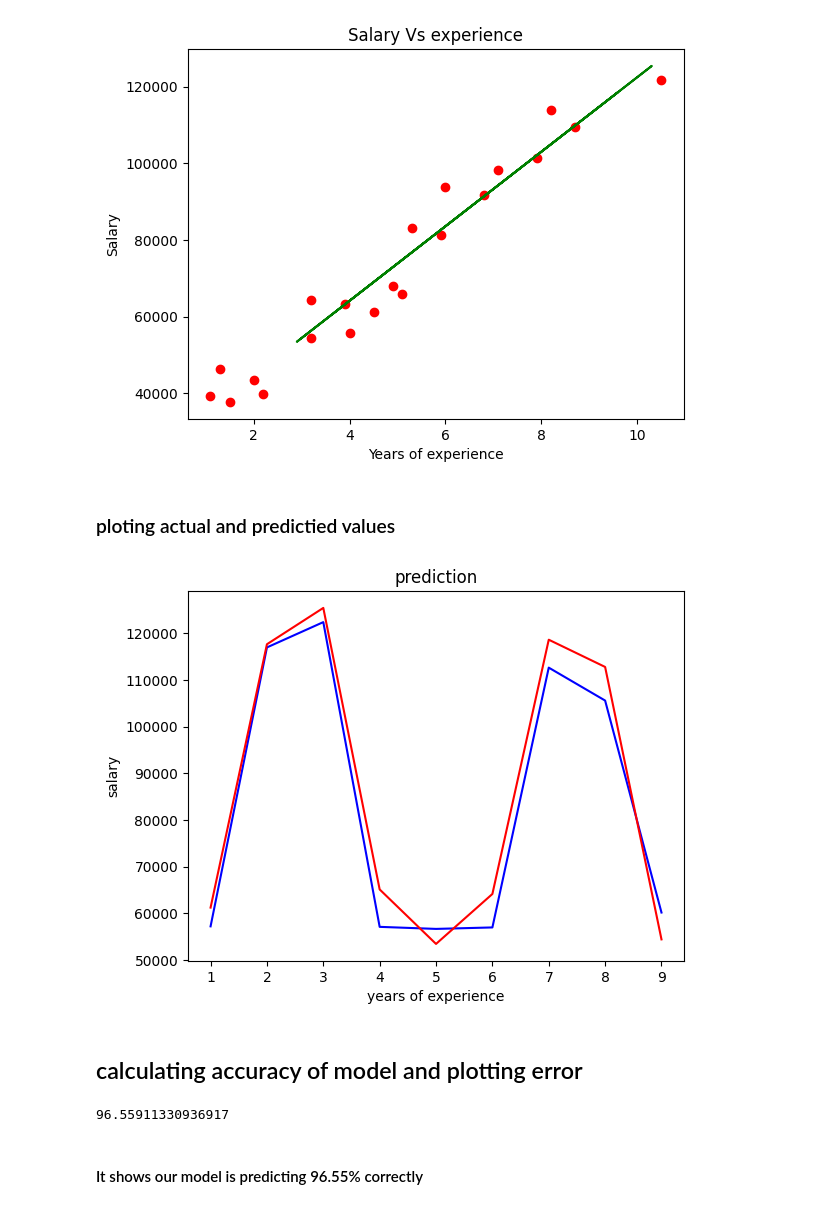
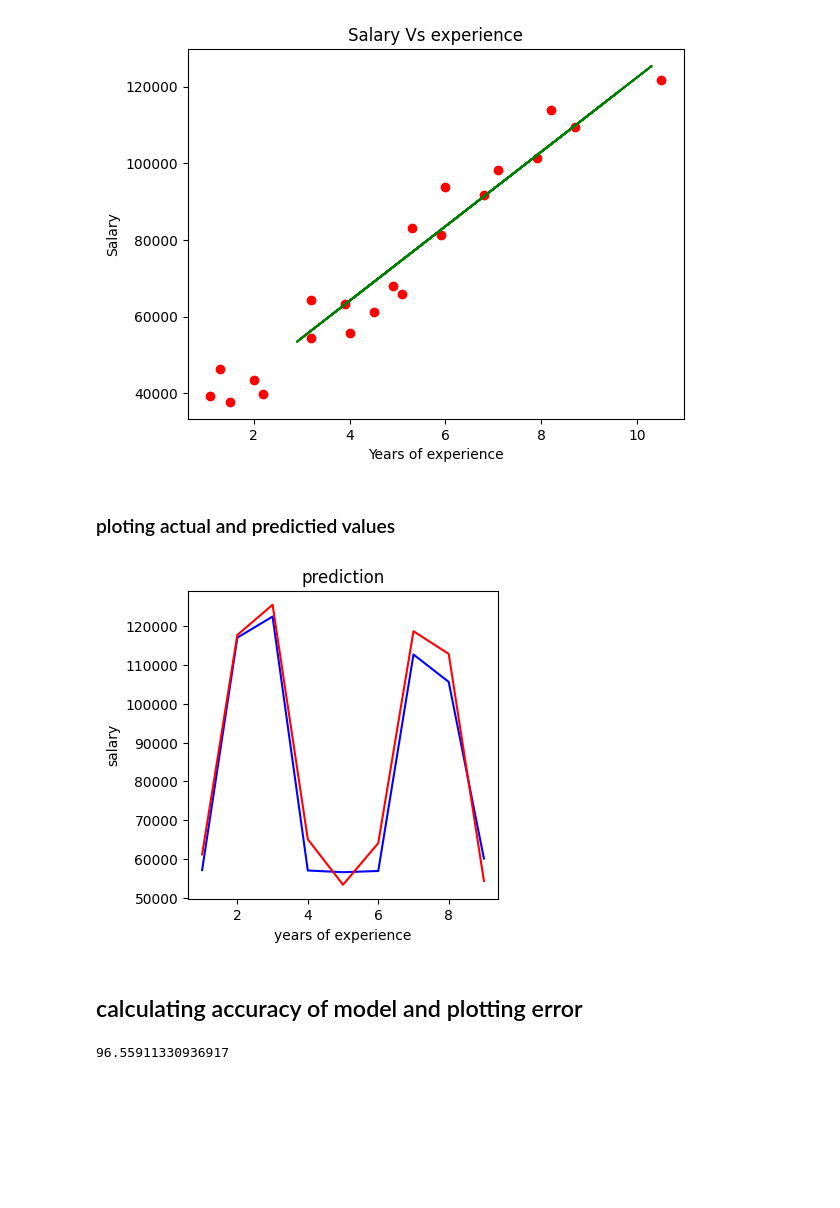
Before and after one commit to 2000-Rahul/Salaries-prediction-model-using-Machine-Learning, a Jupyter notebook: Salary_prediction Linear Regression.ipynb, the cells around one changed output. Drawn from its saved outputs; the diff is of its cells as text; code cells hidden in the pictures; blank space fills up the shorter version.

```diff
--- a/Salary_prediction Linear Regression.ipynb
+++ b/Salary_prediction Linear Regression.ipynb
@@ -87,20 +87,22 @@ plt.title('Salary Vs experience');
 plt.show()
 # %% [output]
 [figure]
-# %% [markdown]
-### ploting actual and predictied values
-# %%
-c = [i for i in range(1,len(y_test)+1,1)]
-plt.plot(c,y_test,color='blue')
-plt.plot(c,y_pred,color = 'red')
-plt.xlabel("years of experience")
-plt.ylabel("salary")
-plt.title("prediction")
-plt.show()
-# %% [output]
-[figure, removed]
-# %% [markdown]
-## calculating accuracy of model and plotting error
+# %% [markdown]
+### ploting actual and predictied values
+# %%
+plt.figure(figsize=(4,4))
+c = [i for i in range(1,len(y_test)+1,1)]
+plt.plot(c,y_test,color='blue')
+plt.plot(c,y_pred,color = 'red')
+plt.xlabel("years of experience")
+plt.ylabel("salary")
+plt.title("prediction")
+
+plt.show()
+# %% [output]
+[figure, added]
+# %% [markdown]
+## calculating accuracy of model and plotting error
 # %%
 from sklearn.metrics import r2_score ,mean_squared_error
 #In regression, the R2 coefficient of determination is a statistical measure of how well the regression predictions
@@ -112,5 +114,3 @@ r2_train = r2_score(y_pred,y_test)*100
 r2_train
 # %% [output]
 96.55911330936917
-# %% [markdown]
-#### It shows our model is predicting 96.55% correctly
```
Also changed, not shown: parts of 26 cells of this notebook.
